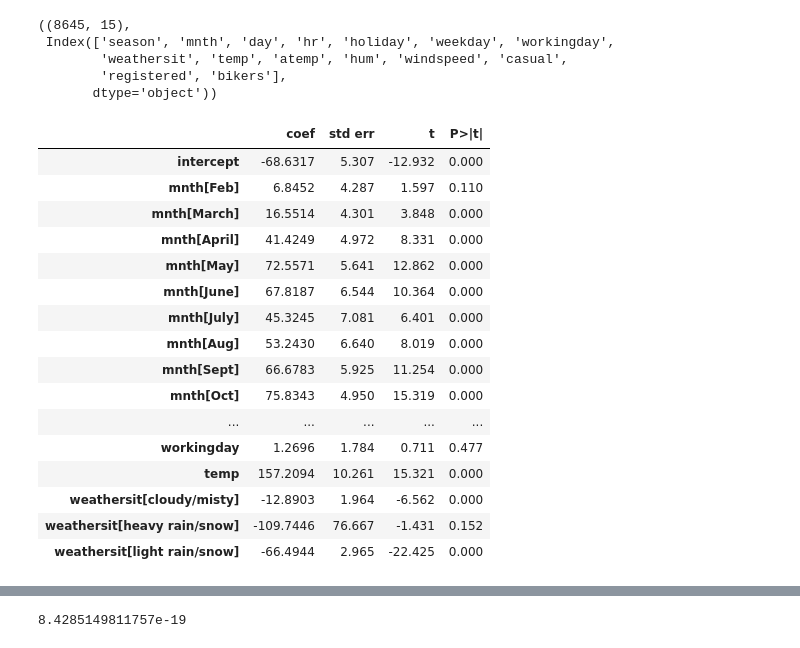
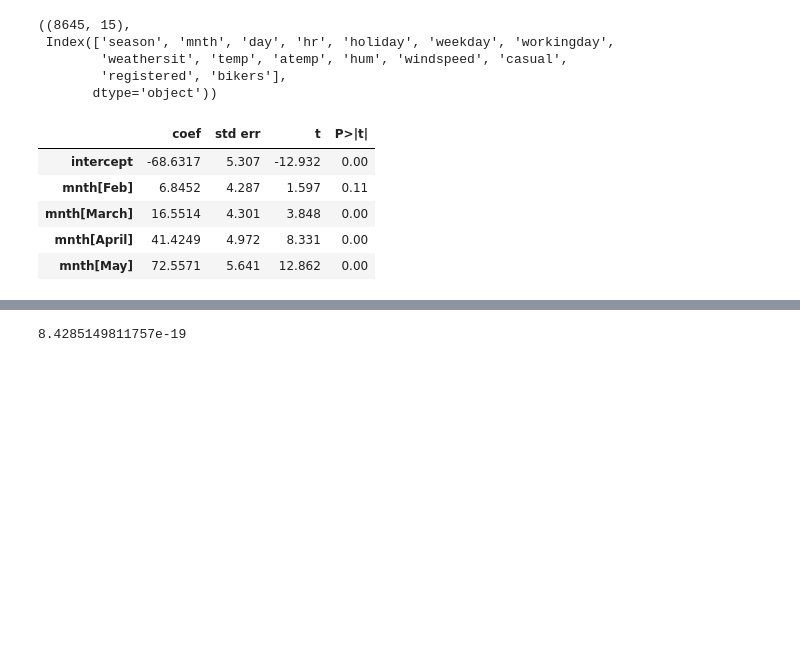
Before and after one commit to kajomejustin/data-mining, a Jupyter notebook: Lab.ipynb, the cells around one changed output, grey strips where cells are left out. Drawn from its saved outputs; the diff is of its cells as text; code cells hidden in the pictures; blank space fills up the shorter version.

```diff
--- a/Lab.ipynb
+++ b/Lab.ipynb
@@ -458,31 +458,20 @@ Bike.shape, Bike.columns
 # %%
 # LinearRegression
 X = MS(['mnth',
         'hr',
         'workingday',
         'temp',
         'weathersit']).fit_transform(Bike)
 Y = Bike['bikers']
 M_lm = sm.OLS(Y, X).fit()
-summarize(M_lm)
+summarize(M_lm).head()
 # %% [output]
 |  | coef | std err | t | P>|t| |
-| intercept | -68.6317 | 5.307 | -12.932 | 0.000 |
-| mnth[Feb] | 6.8452 | 4.287 | 1.597 | 0.110 |
-| mnth[March] | 16.5514 | 4.301 | 3.848 | 0.000 |
-| mnth[April] | 41.4249 | 4.972 | 8.331 | 0.000 |
-| mnth[May] | 72.5571 | 5.641 | 12.862 | 0.000 |
-| mnth[June] | 67.8187 | 6.544 | 10.364 | 0.000 |
-| mnth[July] | 45.3245 | 7.081 | 6.401 | 0.000 |
-| mnth[Aug] | 53.2430 | 6.640 | 8.019 | 0.000 |
-| mnth[Sept] | 66.6783 | 5.925 | 11.254 | 0.000 |
-| mnth[Oct] | 75.8343 | 4.950 | 15.319 | 0.000 |
-| ... | ... | ... | ... | ... |
-| workingday | 1.2696 | 1.784 | 0.711 | 0.477 |
-| temp | 157.2094 | 10.261 | 15.321 | 0.000 |
-| weathersit[cloudy/misty] | -12.8903 | 1.964 | -6.562 | 0.000 |
-| weathersit[heavy rain/snow] | -109.7446 | 76.667 | -1.431 | 0.152 |
-| weathersit[light rain/snow] | -66.4944 | 2.965 | -22.425 | 0.000 |
+| intercept | -68.6317 | 5.307 | -12.932 | 0.00 |
+| mnth[Feb] | 6.8452 | 4.287 | 1.597 | 0.11 |
+| mnth[March] | 16.5514 | 4.301 | 3.848 | 0.00 |
+| mnth[April] | 41.4249 | 4.972 | 8.331 | 0.00 |
+| mnth[May] | 72.5571 | 5.641 | 12.862 | 0.00 |
 # %%
 hr_encode = contrast('hr', 'sum')
 mnth_encode = contrast('mnth', 'sum')
```
Also changed, not shown: parts of 1 cell of this notebook.
